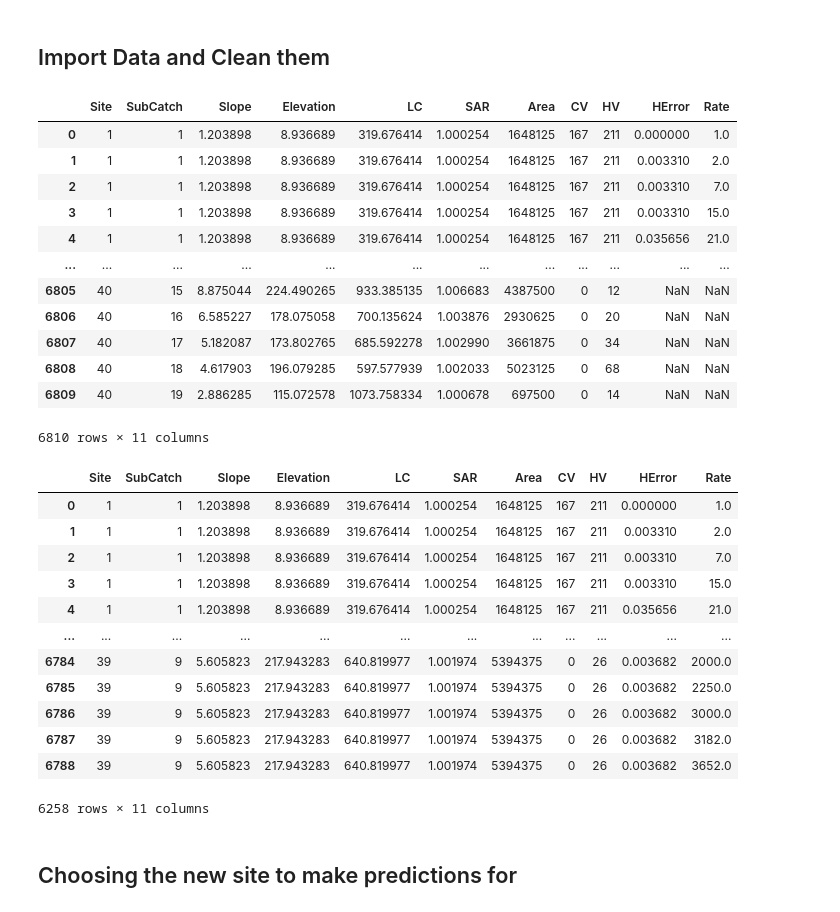
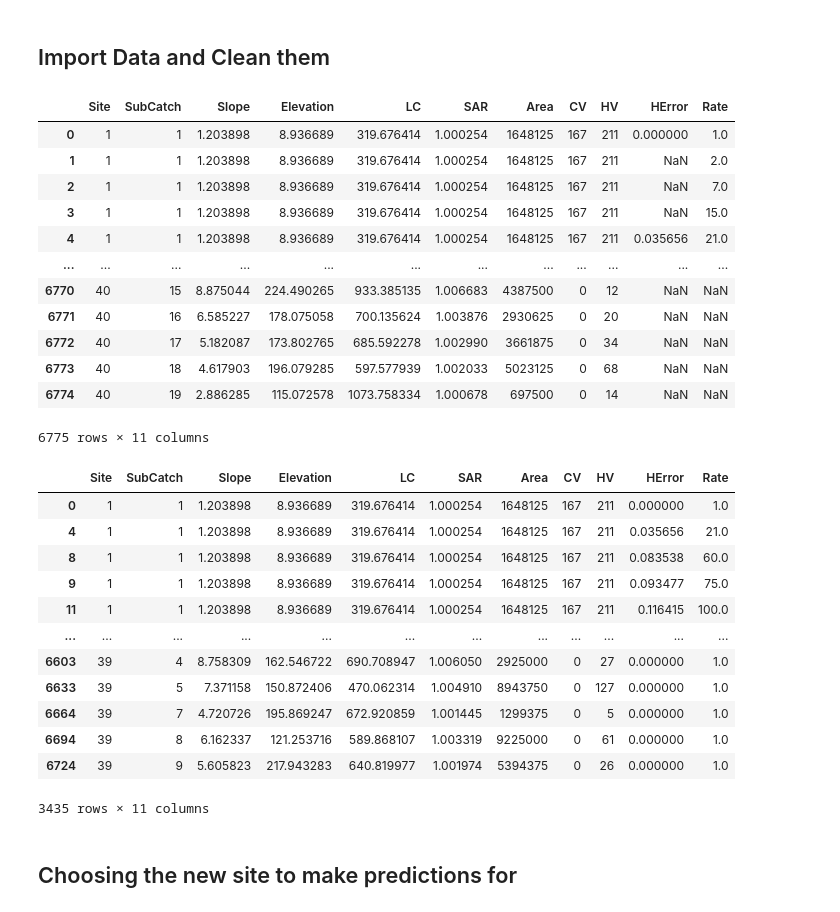
Before and after one commit to Jnsll/LAPrediction, a Jupyter notebook: notebooks/PredictionWithSubCatch.ipynb, the cells around one changed output. Drawn from its saved outputs; the diff is of its cells as text; code cells hidden in the pictures.

```diff
--- a/notebooks/PredictionWithSubCatch.ipynb
+++ b/notebooks/PredictionWithSubCatch.ipynb
@@ -18,39 +17,39 @@ site_number = 0
 # %% [markdown]
 ## Import Data and Clean them
 # %%
-input_data = prediction.import_input_data()
+input_data = prediction.import_input_data_clean()
 input_data
 # %% [output]
 |  | Site | SubCatch | Slope | Elevation | LC | SAR | Area | CV | HV | HError | Rate |
 | 0 | 1 | 1 | 1.203898 | 8.936689 | 319.676414 | 1.000254 | 1648125 | 167 | 211 | 0.000000 | 1.0 |
-| 1 | 1 | 1 | 1.203898 | 8.936689 | 319.676414 | 1.000254 | 1648125 | 167 | 211 | 0.003310 | 2.0 |
-| 2 | 1 | 1 | 1.203898 | 8.936689 | 319.676414 | 1.000254 | 1648125 | 167 | 211 | 0.003310 | 7.0 |
-| 3 | 1 | 1 | 1.203898 | 8.936689 | 319.676414 | 1.000254 | 1648125 | 167 | 211 | 0.003310 | 15.0 |
+| 1 | 1 | 1 | 1.203898 | 8.936689 | 319.676414 | 1.000254 | 1648125 | 167 | 211 | NaN | 2.0 |
+| 2 | 1 | 1 | 1.203898 | 8.936689 | 319.676414 | 1.000254 | 1648125 | 167 | 211 | NaN | 7.0 |
+| 3 | 1 | 1 | 1.203898 | 8.936689 | 319.676414 | 1.000254 | 1648125 | 167 | 211 | NaN | 15.0 |
 | 4 | 1 | 1 | 1.203898 | 8.936689 | 319.676414 | 1.000254 | 1648125 | 167 | 211 | 0.035656 | 21.0 |
 | ... | ... | ... | ... | ... | ... | ... | ... | ... | ... | ... | ... |
-| 6805 | 40 | 15 | 8.875044 | 224.490265 | 933.385135 | 1.006683 | 4387500 | 0 | 12 | NaN | NaN |
-| 6806 | 40 | 16 | 6.585227 | 178.075058 | 700.135624 | 1.003876 | 2930625 | 0 | 20 | NaN | NaN |
-| 6807 | 40 | 17 | 5.182087 | 173.802765 | 685.592278 | 1.002990 | 3661875 | 0 | 34 | NaN | NaN |
-| 6808 | 40 | 18 | 4.617903 | 196.079285 | 597.577939 | 1.002033 | 5023125 | 0 | 68 | NaN | NaN |
-| 6809 | 40 | 19 | 2.886285 | 115.072578 | 1073.758334 | 1.000678 | 697500 | 0 | 14 | NaN | NaN |
+| 6770 | 40 | 15 | 8.875044 | 224.490265 | 933.385135 | 1.006683 | 4387500 | 0 | 12 | NaN | NaN |
+| 6771 | 40 | 16 | 6.585227 | 178.075058 | 700.135624 | 1.003876 | 2930625 | 0 | 20 | NaN | NaN |
+| 6772 | 40 | 17 | 5.182087 | 173.802765 | 685.592278 | 1.002990 | 3661875 | 0 | 34 | NaN | NaN |
+| 6773 | 40 | 18 | 4.617903 | 196.079285 | 597.577939 | 1.002033 | 5023125 | 0 | 68 | NaN | NaN |
+| 6774 | 40 | 19 | 2.886285 | 115.072578 | 1073.758334 | 1.000678 | 697500 | 0 | 14 | NaN | NaN |
-6810 rows × 11 columns
+6775 rows × 11 columns
 # %%
 input_data_cleaned = prediction.clean_data(input_data)
 input_data_cleaned
 # %% [output]
 |  | Site | SubCatch | Slope | Elevation | LC | SAR | Area | CV | HV | HError | Rate |
 | 0 | 1 | 1 | 1.203898 | 8.936689 | 319.676414 | 1.000254 | 1648125 | 167 | 211 | 0.000000 | 1.0 |
-| 1 | 1 | 1 | 1.203898 | 8.936689 | 319.676414 | 1.000254 | 1648125 | 167 | 211 | 0.003310 | 2.0 |
-| 2 | 1 | 1 | 1.203898 | 8.936689 | 319.676414 | 1.000254 | 1648125 | 167 | 211 | 0.003310 | 7.0 |
-| 3 | 1 | 1 | 1.203898 | 8.936689 | 319.676414 | 1.000254 | 1648125 | 167 | 211 | 0.003310 | 15.0 |
 | 4 | 1 | 1 | 1.203898 | 8.936689 | 319.676414 | 1.000254 | 1648125 | 167 | 211 | 0.035656 | 21.0 |
+| 8 | 1 | 1 | 1.203898 | 8.936689 | 319.676414 | 1.000254 | 1648125 | 167 | 211 | 0.083538 | 60.0 |
+| 9 | 1 | 1 | 1.203898 | 8.936689 | 319.676414 | 1.000254 | 1648125 | 167 | 211 | 0.093477 | 75.0 |
+| 11 | 1 | 1 | 1.203898 | 8.936689 | 319.676414 | 1.000254 | 1648125 | 167 | 211 | 0.116415 | 100.0 |
 | ... | ... | ... | ... | ... | ... | ... | ... | ... | ... | ... | ... |
-| 6784 | 39 | 9 | 5.605823 | 217.943283 | 640.819977 | 1.001974 | 5394375 | 0 | 26 | 0.003682 | 2000.0 |
-| 6785 | 39 | 9 | 5.605823 | 217.943283 | 640.819977 | 1.001974 | 5394375 | 0 | 26 | 0.003682 | 2250.0 |
-| 6786 | 39 | 9 | 5.605823 | 217.943283 | 640.819977 | 1.001974 | 5394375 | 0 | 26 | 0.003682 | 3000.0 |
-| 6787 | 39 | 9 | 5.605823 | 217.943283 | 640.819977 | 1.001974 | 5394375 | 0 | 26 | 0.003682 | 3182.0 |
-| 6788 | 39 | 9 | 5.605823 | 217.943283 | 640.819977 | 1.001974 | 5394375 | 0 | 26 | 0.003682 | 3652.0 |
+| 6603 | 39 | 4 | 8.758309 | 162.546722 | 690.708947 | 1.006050 | 2925000 | 0 | 27 | 0.000000 | 1.0 |
+| 6633 | 39 | 5 | 7.371158 | 150.872406 | 470.062314 | 1.004910 | 8943750 | 0 | 127 | 0.000000 | 1.0 |
+| 6664 | 39 | 7 | 4.720726 | 195.869247 | 672.920859 | 1.001445 | 1299375 | 0 | 5 | 0.000000 | 1.0 |
+| 6694 | 39 | 8 | 6.162337 | 121.253716 | 589.868107 | 1.003319 | 9225000 | 0 | 61 | 0.000000 | 1.0 |
+| 6724 | 39 | 9 | 5.605823 | 217.943283 | 640.819977 | 1.001974 | 5394375 | 0 | 26 | 0.000000 | 1.0 |
-6258 rows × 11 columns
+3435 rows × 11 columns
 # %% [markdown]
 ## Choosing the new site to make predictions for
 # %%
```
Also changed, not shown: parts of 40 cells of this notebook, 42 other files.
